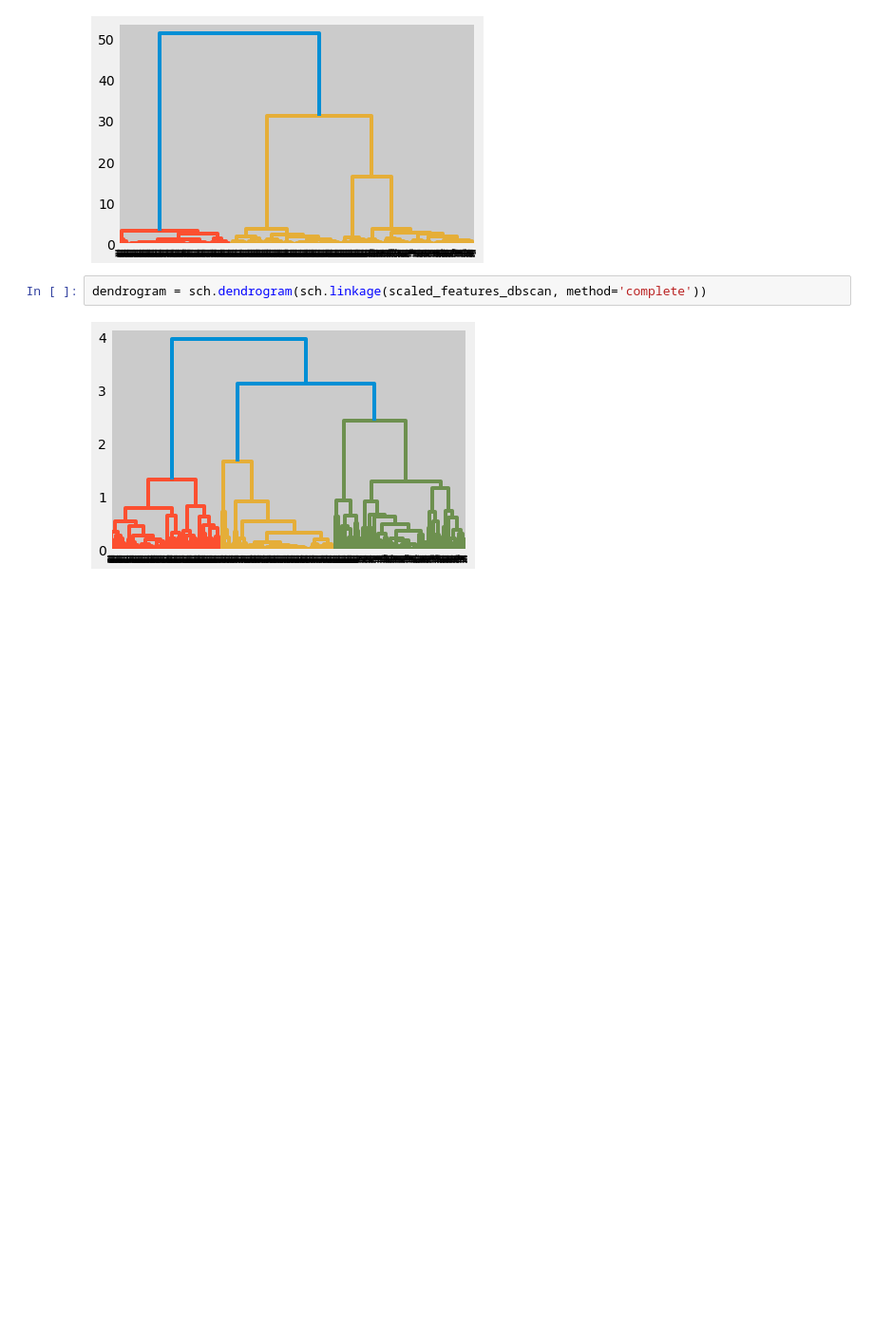
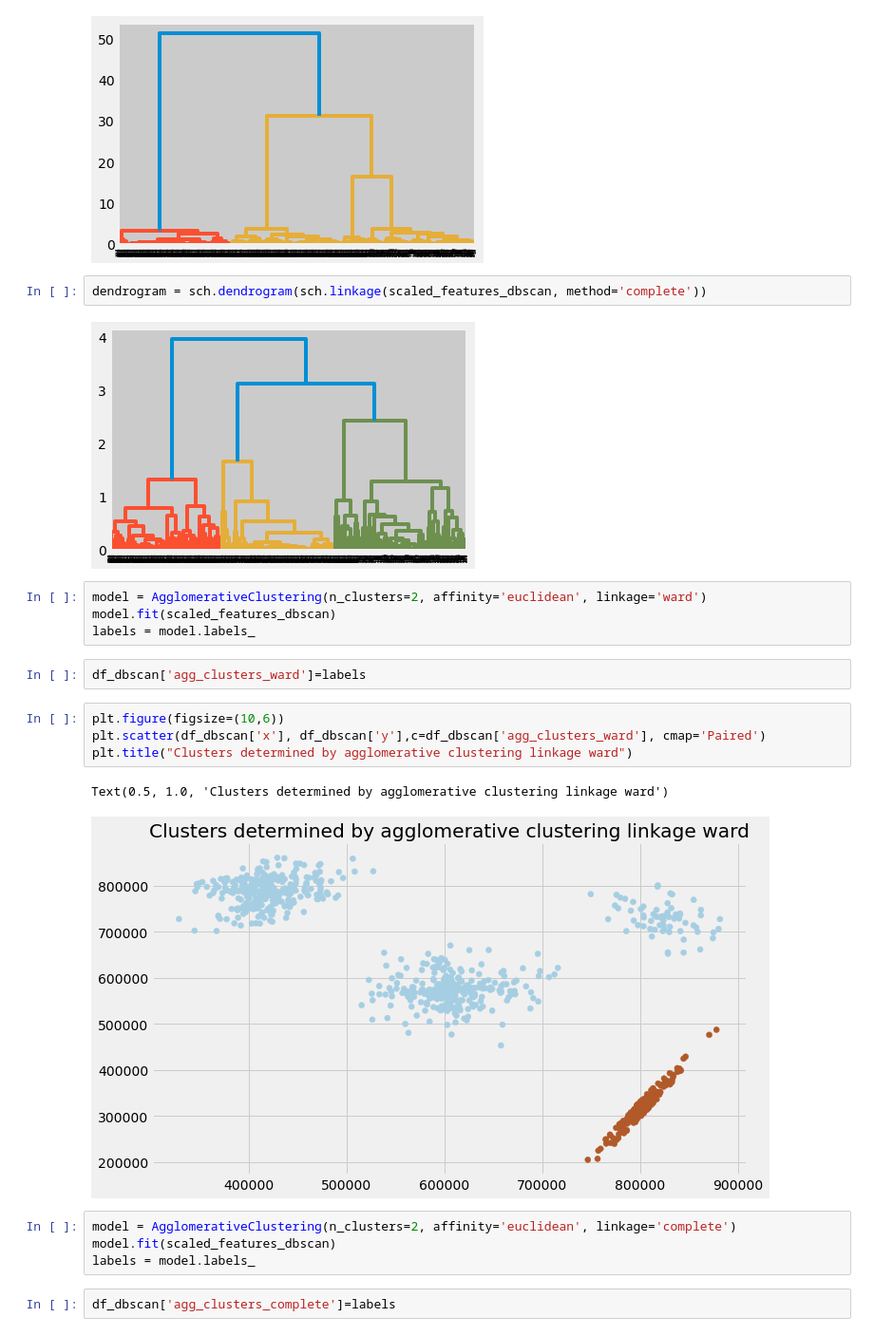
Before and after one commit to mayanku/DataMiningAssignmentsPython, a Jupyter notebook: 2022H1030099P_DBSCAN_KMeans.ipynb, the cells around one changed output. Shown: that part at 95% size. Saved outputs shown, nothing was run; the diff lists cells and outputs as text; blank space fills up the shorter version.

```diff
--- a/2022H1030099P_DBSCAN_KMeans.ipynb
+++ b/2022H1030099P_DBSCAN_KMeans.ipynb
@@ -422,3 +424,22 @@ dendrogram = sch.dendrogram(sch.linkage(scaled_features_dbscan, method='ward'))
 dendrogram = sch.dendrogram(sch.linkage(scaled_features_dbscan, method='complete'))
 # %% [output]
 [figure]
+# %%
+model = AgglomerativeClustering(n_clusters=2, affinity='euclidean', linkage='ward')
+model.fit(scaled_features_dbscan)
+labels = model.labels_
+# %%
+df_dbscan['agg_clusters_ward']=labels
+# %%
+plt.figure(figsize=(10,6))
+plt.scatter(df_dbscan['x'], df_dbscan['y'],c=df_dbscan['agg_clusters_ward'], cmap='Paired')
+plt.title("Clusters determined by agglomerative clustering linkage ward")
+# %% [output]
+Text(0.5, 1.0, 'Clusters determined by agglomerative clustering linkage ward')
+[figure, added]
+# %%
+model = AgglomerativeClustering(n_clusters=2, affinity='euclidean', linkage='complete')
+model.fit(scaled_features_dbscan)
+labels = model.labels_
+# %%
+df_dbscan['agg_clusters_complete']=labels
```
Also changed, not shown: parts of 3 cells of this notebook.
